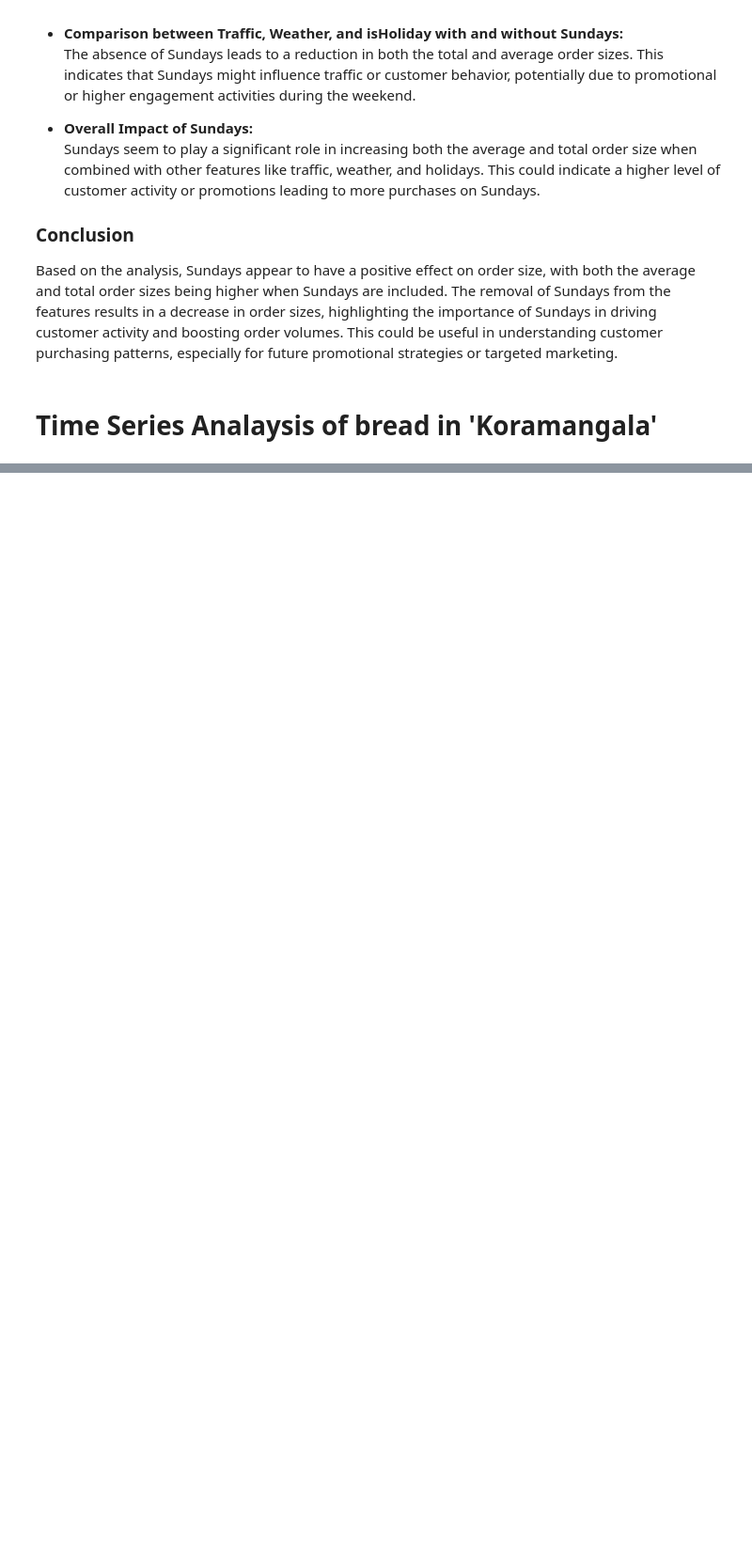
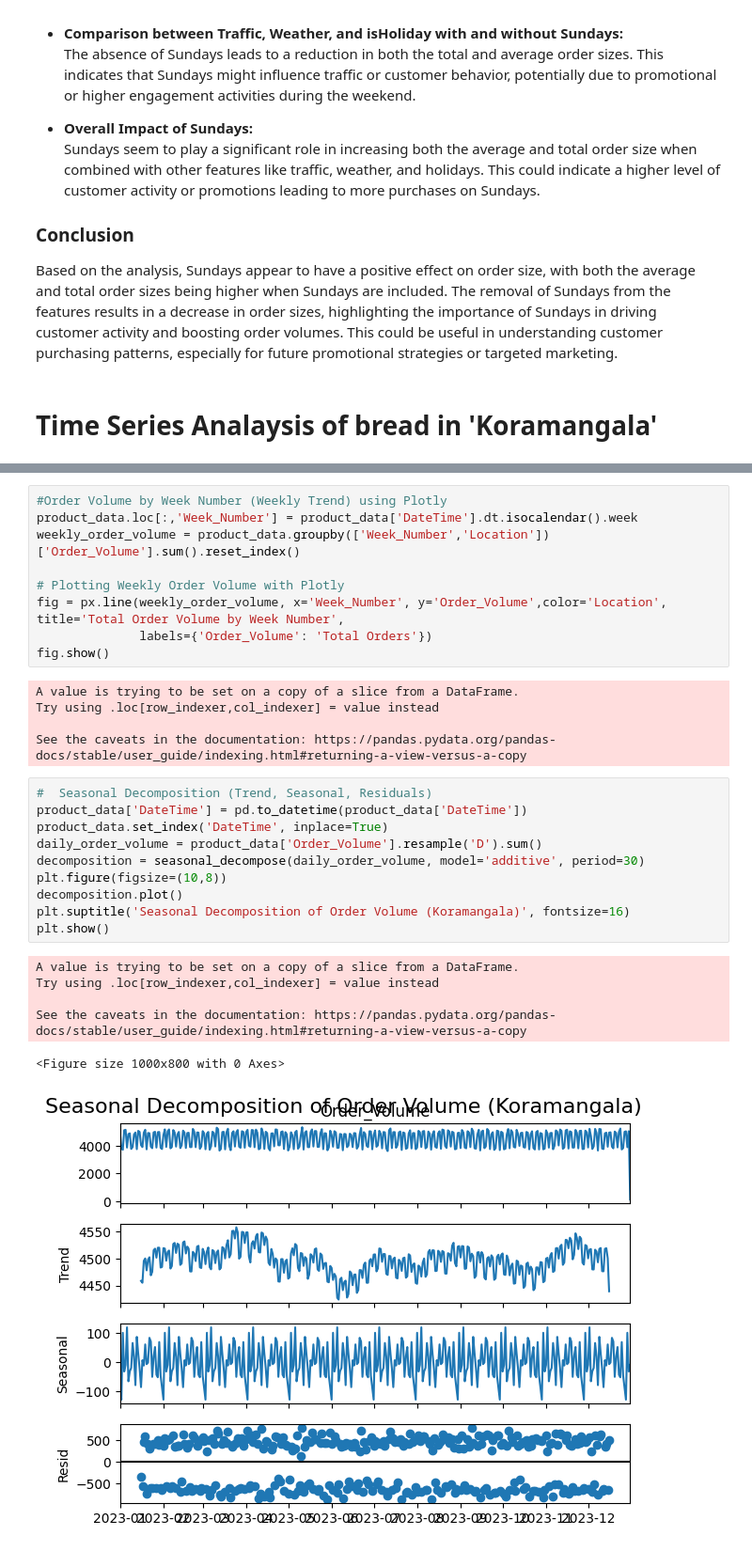
Before and after one commit to rahul8879/swiggy_demand_modelling, a Jupyter notebook: notebooks/Bread_analysis.ipynb, the cells around one changed output, grey strips where cells are left out. Shown at 94% size. Cells and saved outputs as stored; diff of their text form; blank space fills up the shorter version.

```diff
--- a/notebooks/Bread_analysis.ipynb
+++ b/notebooks/Bread_analysis.ipynb
@@ -327,0 +504,31 @@ Based on the analysis, Sundays appear to have a positive effect on order size, w
+# %%
+#Order Volume by Week Number (Weekly Trend) using Plotly
+product_data.loc[:,'Week_Number'] = product_data['DateTime'].dt.isocalendar().week
+weekly_order_volume = product_data.groupby(['Week_Number','Location'])['Order_Volume'].sum().reset_index()
+
+# Plotting Weekly Order Volume with Plotly
+fig = px.line(weekly_order_volume, x='Week_Number', y='Order_Volume',color='Location', title='Total Order Volume by Week Number',
+              labels={'Order_Volume': 'Total Orders'})
+fig.show()
+# %% [output]
+A value is trying to be set on a copy of a slice from a DataFrame.
+Try using .loc[row_indexer,col_indexer] = value instead
+
+See the caveats in the documentation: https://pandas.pydata.org/pandas-docs/stable/user_guide/indexing.html#returning-a-view-versus-a-copy
+# %%
+#  Seasonal Decomposition (Trend, Seasonal, Residuals)
+product_data['DateTime'] = pd.to_datetime(product_data['DateTime'])
+product_data.set_index('DateTime', inplace=True)
+daily_order_volume = product_data['Order_Volume'].resample('D').sum()
+decomposition = seasonal_decompose(daily_order_volume, model='additive', period=30)
+plt.figure(figsize=(10,8))
+decomposition.plot()
+plt.suptitle('Seasonal Decomposition of Order Volume (Koramangala)', fontsize=16)
+plt.show()
+# %% [output]
+A value is trying to be set on a copy of a slice from a DataFrame.
+Try using .loc[row_indexer,col_indexer] = value instead
+
+See the caveats in the documentation: https://pandas.pydata.org/pandas-docs/stable/user_guide/indexing.html#returning-a-view-versus-a-copy
+<Figure size 1000x800 with 0 Axes>
+[figure, added]
```
Also changed, not shown: parts of 18 cells of this notebook.
